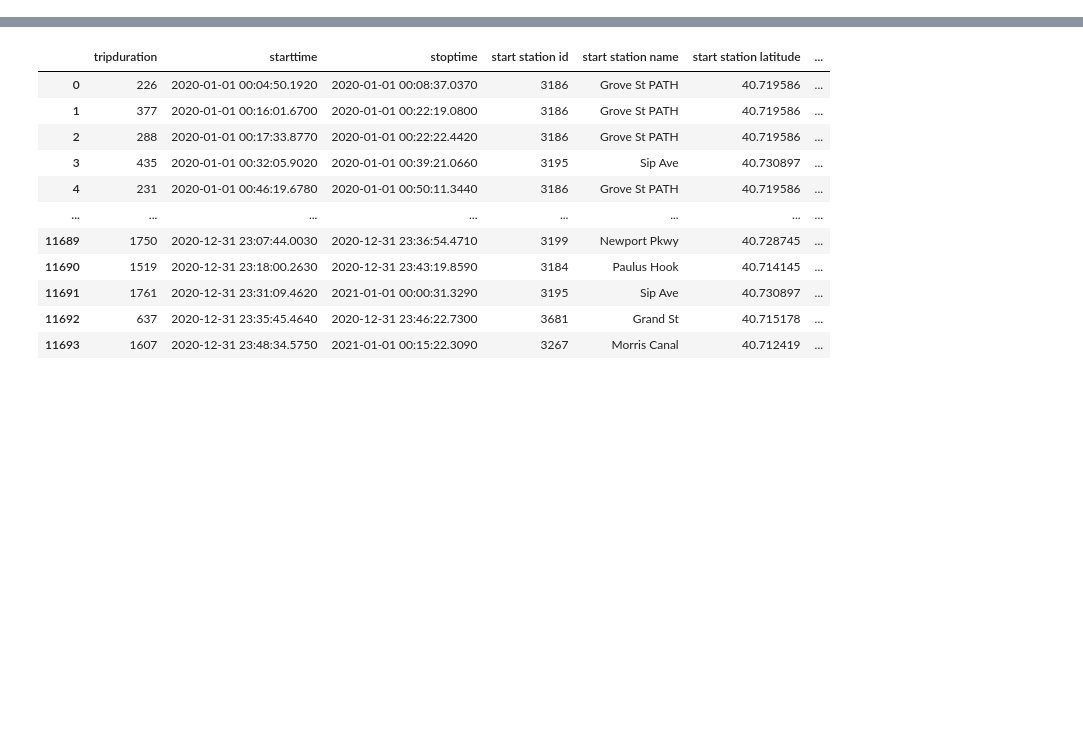
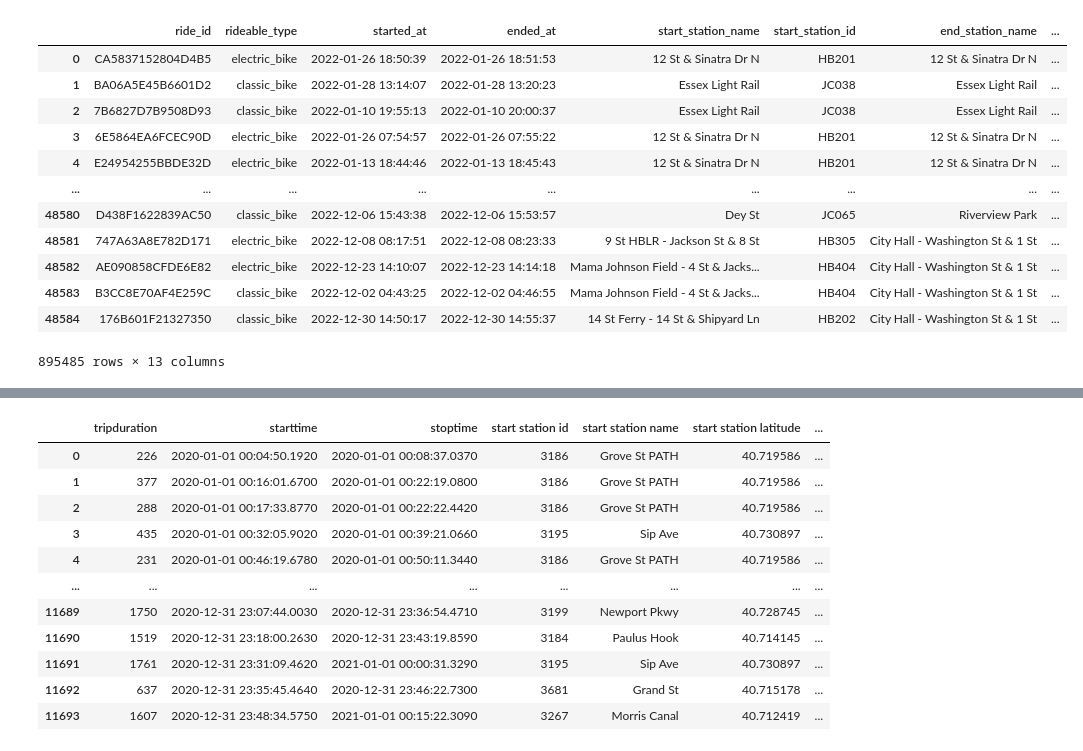
Before and after one commit to Kristen-Beer/City_Bikes, a Jupyter notebook: citibike.ipynb, the cells around one changed output, grey strips where cells are left out. Cells and saved outputs as stored; diff of their text form; code cells hidden in the pictures; blank space fills up the shorter version.

```diff
--- a/citibike.ipynb
+++ b/citibike.ipynb
@@ -1,5 +1,39 @@
 # %%
 # Dependencies
 import pandas as pd
+# %%
+# List of file names to be combined
+data_2022 = ['Resources\JC-202201-citibike-tripdata.csv', 'Resources\JC-202202-citibike-tripdata.csv', 'Resources\JC-202203-citibike-tripdata.csv', 'Resources\JC-202204-citibike-tripdata.csv', 'Resources\JC-202205-citibike-tripdata.csv', 'Resources\JC-202206-citibike-tripdata.csv', 'Resources\JC-202207-citbike-tripdata.csv', 'Resources\JC-202208-citibike-tripdata.csv', 'Resources\JC-202209-citibike-tripdata.csv', 'Resources\JC-202210-citibike-tripdata.csv', 'Resources\JC-202211-citibike-tripdata.csv', 'Resources\JC-202212-citibike-tripdata.csv']
+
+# Create an empty list to store each dataframe
+df22_list = []
+
+# Loop through each file in the list
+for file in data_2022:
+    # Read the file into a dataframe
+    df22 = pd.read_csv(file)
+
+    # Append the dataframe to the list
+    df22_list.append(df22)
+
+# Concatenate all dataframes in the list into one dataframe
+df22 = pd.concat(df22_list)
+
+# Show dataframe
+df22
+# %% [output]
+|  | ride_id | rideable_type | started_at | ended_at | start_station_name | start_station_id | end_station_name | ... |
+| 0 | CA5837152804D4B5 | electric_bike | 2022-01-26 18:50:39 | 2022-01-26 18:51:53 | 12 St & Sinatra Dr N | HB201 | 12 St & Sinatra Dr N | ... |
+| 1 | BA06A5E45B6601D2 | classic_bike | 2022-01-28 13:14:07 | 2022-01-28 13:20:23 | Essex Light Rail | JC038 | Essex Light Rail | ... |
+| 2 | 7B6827D7B9508D93 | classic_bike | 2022-01-10 19:55:13 | 2022-01-10 20:00:37 | Essex Light Rail | JC038 | Essex Light Rail | ... |
+| 3 | 6E5864EA6FCEC90D | electric_bike | 2022-01-26 07:54:57 | 2022-01-26 07:55:22 | 12 St & Sinatra Dr N | HB201 | 12 St & Sinatra Dr N | ... |
+| 4 | E24954255BBDE32D | electric_bike | 2022-01-13 18:44:46 | 2022-01-13 18:45:43 | 12 St & Sinatra Dr N | HB201 | 12 St & Sinatra Dr N | ... |
+| ... | ... | ... | ... | ... | ... | ... | ... | ... |
+| 48580 | D438F1622839AC50 | classic_bike | 2022-12-06 15:43:38 | 2022-12-06 15:53:57 | Dey St | JC065 | Riverview Park | ... |
+| 48581 | 747A63A8E782D171 | electric_bike | 2022-12-08 08:17:51 | 2022-12-08 08:23:33 | 9 St HBLR - Jackson St & 8 St | HB305 | City Hall - Washington St & 1 St | ... |
+| 48582 | AE090858CFDE6E82 | electric_bike | 2022-12-23 14:10:07 | 2022-12-23 14:14:18 | Mama Johnson Field - 4 St & Jacks... | HB404 | City Hall - Washington St & 1 St | ... |
+| 48583 | B3CC8E70AF4E259C | classic_bike | 2022-12-02 04:43:25 | 2022-12-02 04:46:55 | Mama Johnson Field - 4 St & Jacks... | HB404 | City Hall - Washington St & 1 St | ... |
+| 48584 | 176B601F21327350 | classic_bike | 2022-12-30 14:50:17 | 2022-12-30 14:55:37 | 14 St Ferry - 14 St & Shipyard Ln | HB202 | City Hall - Washington St & 1 St | ... |
+895485 rows × 13 columns
 # %%
 # List of file names to be combined
```
Also changed, not shown: parts of 2 cells of this notebook, 12 other files.
